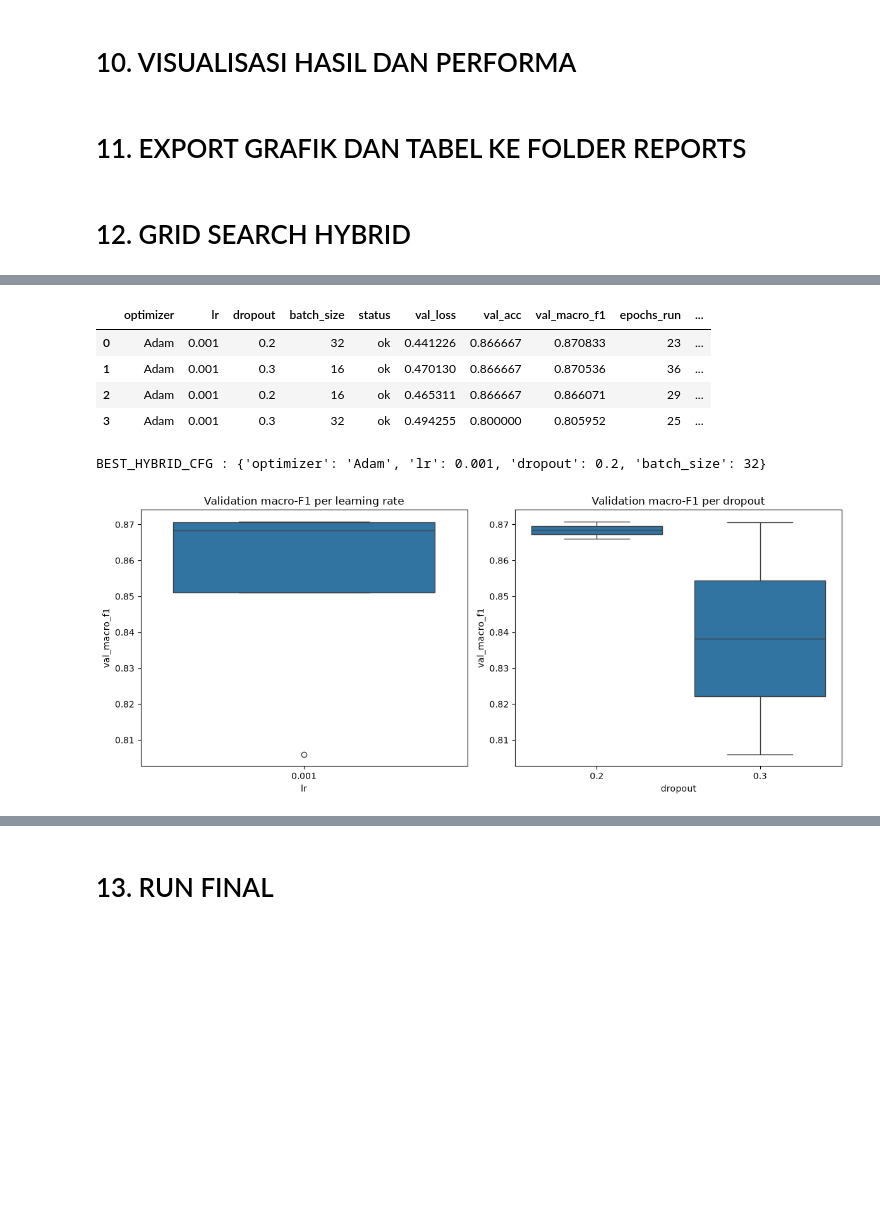
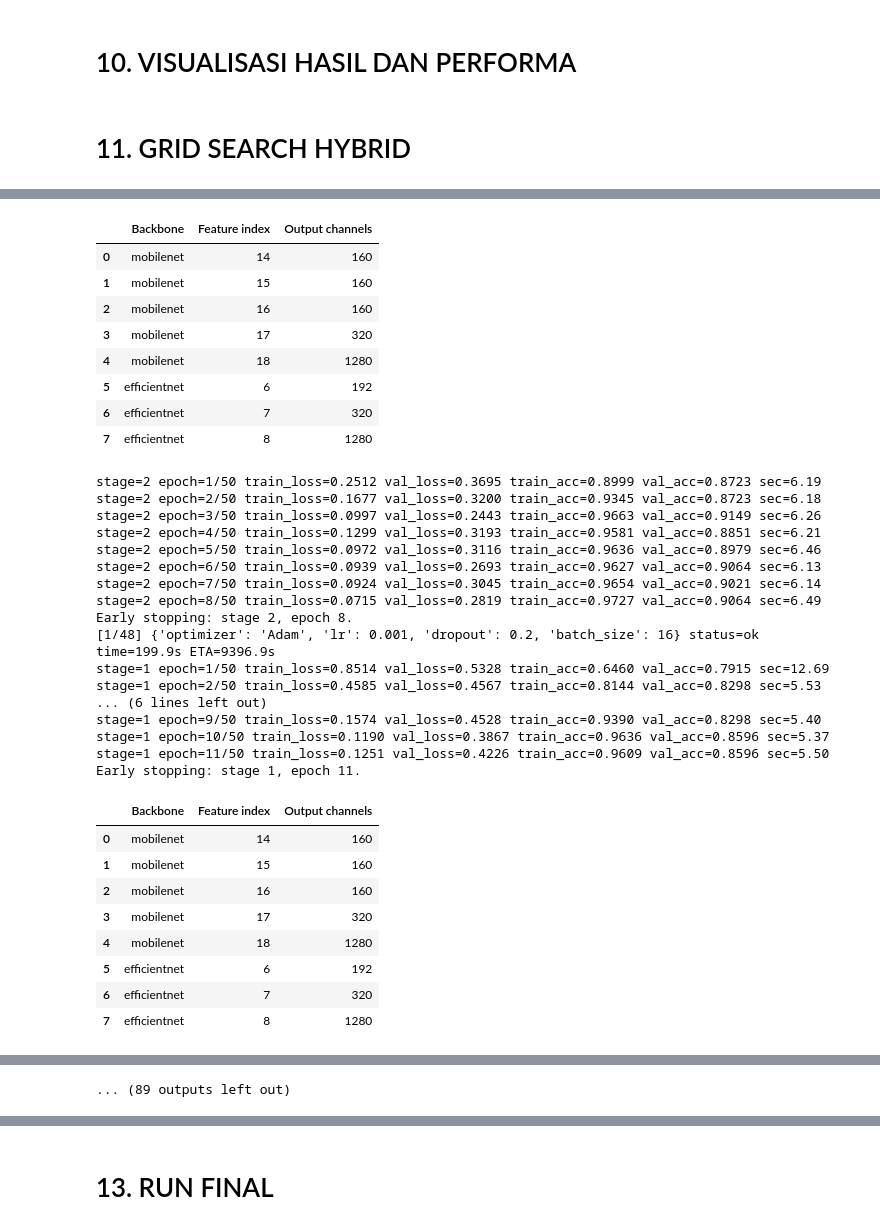
Before and after one commit to rifqiadrianto007/hybrid_modelv3.1, a Jupyter notebook: model.ipynb, the cells around one changed output, grey strips where cells are left out. Cells and saved outputs as stored; diff of their text form; code cells hidden in the pictures; blank space fills up the shorter version.

```diff
--- a/model.ipynb
+++ b/model.ipynb
@@ -517,7 +548,9 @@ def fit_stage(model, train_loader, val_loader, optimizer, max_epochs=STAGE_MAX_E
         )
         if val_loss < early_stopping.best_loss :
             best_epoch = epoch
+        # Early stopping memantau validation loss dan memulihkan bobot terbaik setelah loop.
         if early_stopping(val_loss, model) :
+            print(f"Early stopping: stage {stage}, epoch {epoch}.")
             break
     early_stopping.restore(model)
     return history, best_epoch, len(history)
@@ -539,7 +572,6 @@ def train_model(model, cfg, seed, name, max_epochs=None, stage1_max_epochs=None,
     stage1_epochs = stage1_max_epochs if stage1_max_epochs is not None else (max_epochs or STAGE_MAX_EPOCHS)
     stage2_epochs = stage2_max_epochs if stage2_max_epochs is not None else (max_epochs or STAGE_MAX_EPOCHS)
     train_loader, validation_loader = make_loaders(cfg["batch_size"], seed)
-    criterion = nn.CrossEntropyLoss()
     total_start = time.perf_counter()
 
     freeze_backbone(model)
@@ -791,7 +736,9 @@ def run_experiment(variant_name, builder, cfg, seed) :
 # %%
 mobilenet_runs = []
 for run_seed in SEEDS :
-    run_row, run_payload = run_experiment("MobileNetV2", build_mobilenet, BASE_CONFIG, run_seed)
+    run_row, _ = run_experiment("MobileNetV2", build_mobilenet, BASE_CONFIG, run_seed)
     mobilenet_runs.append(run_row)
-print(pd.DataFrame(mobilenet_runs))
+
+mobilenet_runs_table = pd.DataFrame(mobilenet_runs).sort_values("seed").reset_index(drop=True)
+display(mobilenet_runs_table)
 # %% [output]
@@ -817,7 +838,9 @@ stage=1 epoch=12/50 train_loss=0.8238 val_loss=1.1731 train_acc=0.8429 val_acc=0
 # %%
 efficientnet_runs = []
 for run_seed in SEEDS :
-    run_row, run_payload = run_experiment("EfficientNetB0", build_efficientnet, BASE_CONFIG, run_seed)
+    run_row, _ = run_experiment("EfficientNetB0", build_efficientnet, BASE_CONFIG, run_seed)
     efficientnet_runs.append(run_row)
-print(pd.DataFrame(efficientnet_runs))
+
+efficientnet_runs_table = pd.DataFrame(efficientnet_runs).sort_values("seed").reset_index(drop=True)
+display(efficientnet_runs_table)
 # %% [output]
@@ -843,7 +934,9 @@ stage=1 epoch=12/50 train_loss=0.5897 val_loss=0.9298 train_acc=0.8571 val_acc=0
 # %%
 hybrid_runs = []
 for run_seed in SEEDS :
-    run_row, run_payload = run_experiment("Hybrid (base config)", build_hybrid, BASE_CONFIG, run_seed)
+    run_row, _ = run_experiment("Hybrid (base config)", build_hybrid, BASE_CONFIG, run_seed)
     hybrid_runs.append(run_row)
-print(pd.DataFrame(hybrid_runs))
+
+hybrid_runs_table = pd.DataFrame(hybrid_runs).sort_values("seed").reset_index(drop=True)
+display(hybrid_runs_table)
 # %% [output]
@@ -1060,11 +1216,9 @@ def plot_confusion_matrices() :
-# %% [markdown]
-# 11. EXPORT GRAFIK DAN TABEL KE FOLDER REPORTS
 # %% [markdown]
-# 12. GRID SEARCH HYBRID
+# 11. GRID SEARCH HYBRID
 # %%
 import itertools
 
-GRID_LIMIT = 2
+GRID_LIMIT = None
 GRID_RESULTS_PATH = EVAL_METRICS_DIR / "grid_results.csv"
 GRID_KEYS = ("optimizer", "lr", "dropout", "batch_size")
 
@@ -1163,7 +1317,14 @@ def run_hybrid_grid() :
     grid_results = grid_results.sort_values(
         ["val_macro_f1", "val_loss"], ascending=[False, True], na_position="last",
     ).reset_index(drop=True)
-    display(grid_results.head(10))
+    optimizer_summary = (
+        grid_results.groupby(["optimizer", "status"], dropna=False)
+        .size()
+        .reset_index(name="jumlah")
+    )
+    print("Ringkasan optimizer:")
+    display(optimizer_summary)
+    display(grid_results)
     valid_results = grid_results[grid_results["status"] == "ok"].dropna(subset=["val_macro_f1"])
     if valid_results.empty :
         raise RuntimeError("Tidak ada konfigurasi hybrid yang berhasil.")
@@ -1212,7 +1376,35 @@ stage=2 epoch=10/50 train_loss=0.0536 val_loss=0.9055 train_acc=0.9857 val_acc=0
-|  | optimizer | lr | dropout | batch_size | status | val_loss | val_acc | val_macro_f1 | epochs_run | ... |
-| 0 | Adam | 0.001 | 0.2 | 32 | ok | 0.441226 | 0.866667 | 0.870833 | 23 | ... |
-| 1 | Adam | 0.001 | 0.3 | 16 | ok | 0.470130 | 0.866667 | 0.870536 | 36 | ... |
-| 2 | Adam | 0.001 | 0.2 | 16 | ok | 0.465311 | 0.866667 | 0.866071 | 29 | ... |
-| 3 | Adam | 0.001 | 0.3 | 32 | ok | 0.494255 | 0.800000 | 0.805952 | 25 | ... |
+|  | Backbone | Feature index | Output channels |
+| 0 | mobilenet | 14 | 160 |
+| 1 | mobilenet | 15 | 160 |
+| 2 | mobilenet | 16 | 160 |
+| 3 | mobilenet | 17 | 320 |
+| 4 | mobilenet | 18 | 1280 |
+| 5 | efficientnet | 6 | 192 |
+| 6 | efficientnet | 7 | 320 |
+| 7 | efficientnet | 8 | 1280 |
-BEST_HYBRID_CFG : {'optimizer': 'Adam', 'lr': 0.001, 'dropout': 0.2, 'batch_size': 32}
+stage=2 epoch=1/50 train_loss=0.2512 val_loss=0.3695 train_acc=0.8999 val_acc=0.8723 sec=6.19
+stage=2 epoch=2/50 train_loss=0.1677 val_loss=0.3200 train_acc=0.9345 val_acc=0.8723 sec=6.18
+stage=2 epoch=3/50 train_loss=0.0997 val_loss=0.2443 train_acc=0.9663 val_acc=0.9149 sec=6.26
+stage=2 epoch=4/50 train_loss=0.1299 val_loss=0.3193 train_acc=0.9581 val_acc=0.8851 sec=6.21
+stage=2 epoch=5/50 train_loss=0.0972 val_loss=0.3116 train_acc=0.9636 val_acc=0.8979 sec=6.46
+stage=2 epoch=6/50 train_loss=0.0939 val_loss=0.2693 train_acc=0.9627 val_acc=0.9064 sec=6.13
+stage=2 epoch=7/50 train_loss=0.0924 val_loss=0.3045 train_acc=0.9654 val_acc=0.9021 sec=6.14
+stage=2 epoch=8/50 train_loss=0.0715 val_loss=0.2819 train_acc=0.9727 val_acc=0.9064 sec=6.49
+Early stopping: stage 2, epoch 8.
+[1/48] {'optimizer': 'Adam', 'lr': 0.001, 'dropout': 0.2, 'batch_size': 16} status=ok time=199.9s ETA=9396.9s
+stage=1 epoch=1/50 train_loss=0.8514 val_loss=0.5328 train_acc=0.6460 val_acc=0.7915 sec=12.69
+stage=1 epoch=2/50 train_loss=0.4585 val_loss=0.4567 train_acc=0.8144 val_acc=0.8298 sec=5.53
+... (6 lines left out)
+stage=1 epoch=9/50 train_loss=0.1574 val_loss=0.4528 train_acc=0.9390 val_acc=0.8298 sec=5.40
+stage=1 epoch=10/50 train_loss=0.1190 val_loss=0.3867 train_acc=0.9636 val_acc=0.8596 sec=5.37
+stage=1 epoch=11/50 train_loss=0.1251 val_loss=0.4226 train_acc=0.9609 val_acc=0.8596 sec=5.50
+Early stopping: stage 1, epoch 11.
-[figure, removed]
+|  | Backbone | Feature index | Output channels |
+| 0 | mobilenet | 14 | 160 |
+| 1 | mobilenet | 15 | 160 |
+| 2 | mobilenet | 16 | 160 |
+| 3 | mobilenet | 17 | 320 |
+| 4 | mobilenet | 18 | 1280 |
+| 5 | efficientnet | 6 | 192 |
+| 6 | efficientnet | 7 | 320 |
+| 7 | efficientnet | 8 | 1280 |
@@ -1219,3 +1515,4 @@ BEST_HYBRID_CFG : {'optimizer': 'Adam', 'lr': 0.001, 'dropout': 0.2, 'batch_size
+... (89 outputs left out)
 # %%
 comparison_main.to_csv(EVAL_METRICS_DIR / "comparison_main.csv", index=False)
 per_class.to_csv(EVAL_METRICS_DIR / "per_class.csv", index=False)
```
Also changed, not shown: parts of 18 cells of this notebook.
